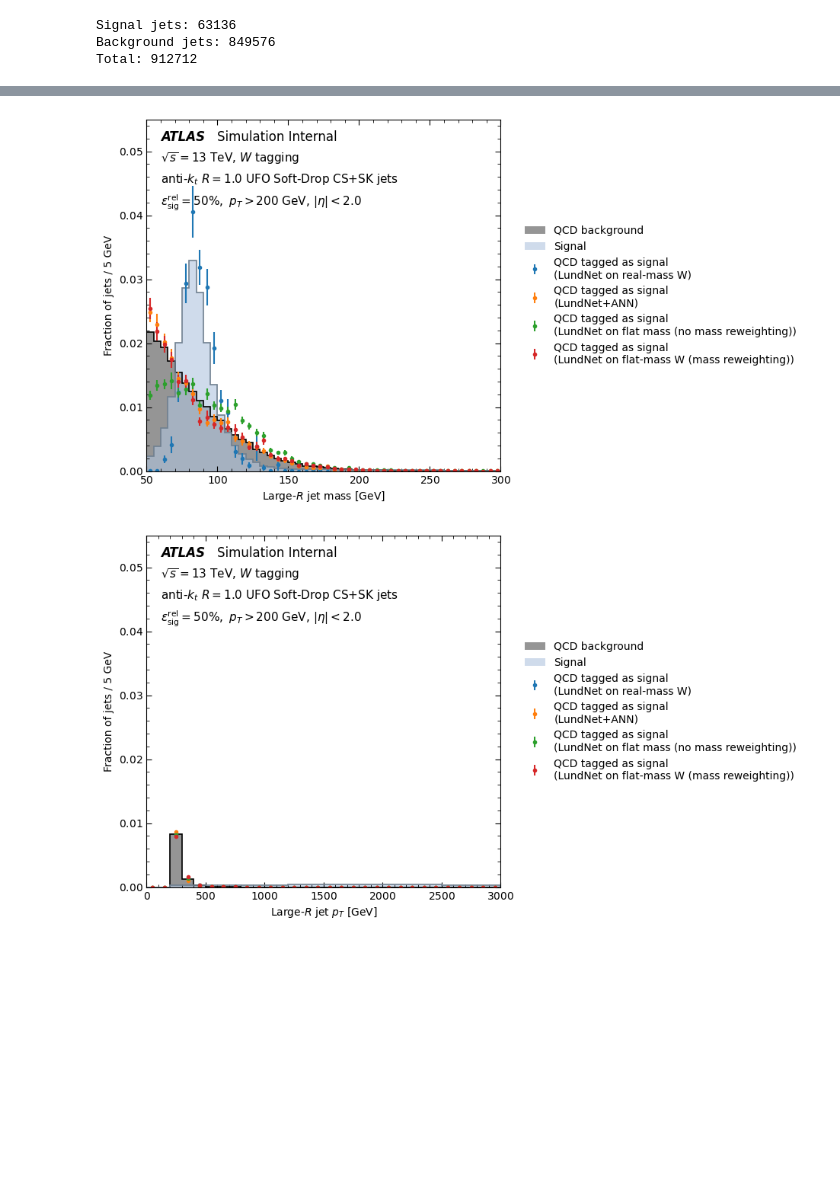
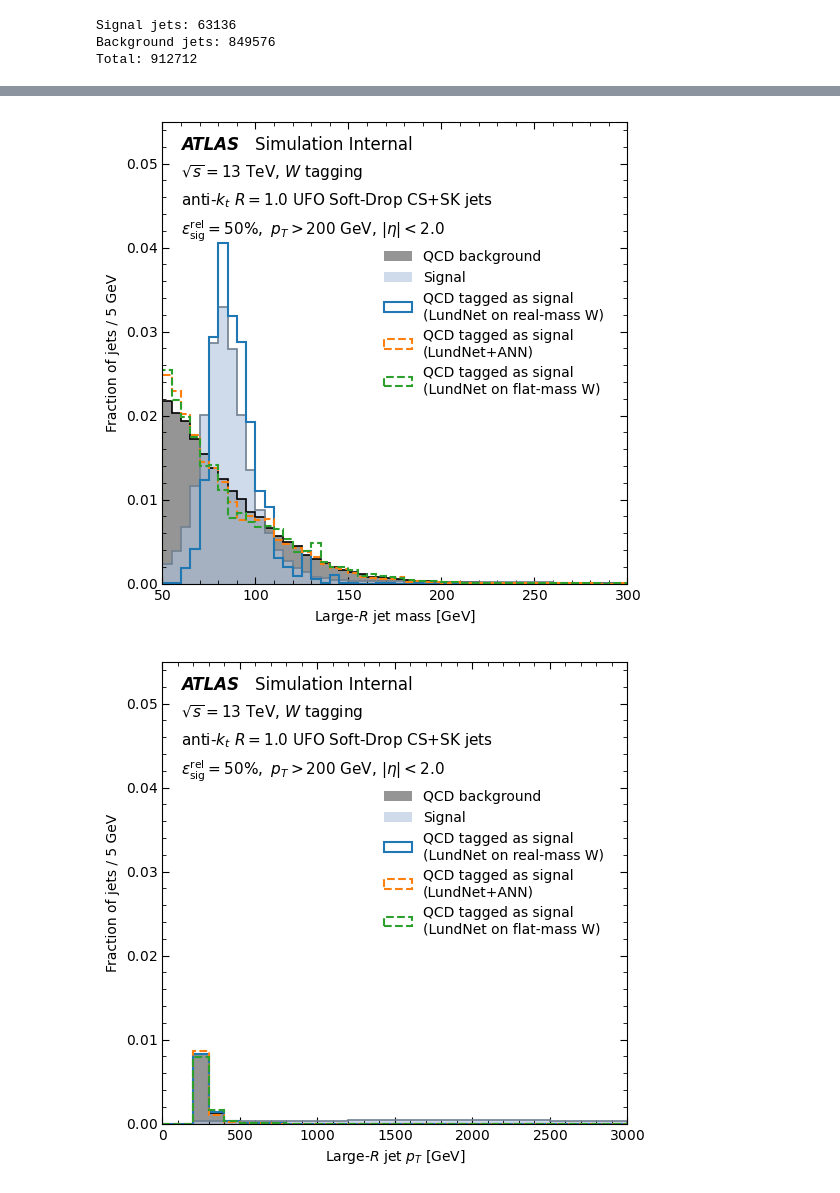
Before and after one commit to KonDoran/lundtoptagger, a Jupyter notebook: plottingW.ipynb, the cells around one changed output, grey strips where cells are left out. Cells and saved outputs as stored; diff of their text form; code cells hidden in the pictures; blank space fills up the shorter version.

```diff
--- a/plottingW.ipynb
+++ b/plottingW.ipynb
@@ -116,10 +116,10 @@ models = {
     "LundNet+ANN": {
         "scores": data["fjet_LundNet_rafael_adv_e320"]
     },
-    "LundNet on flat mass (no mass reweighting)": {
-        "scores": data["fjet_LundNet_rafael_Wflat"]
-    },
-    "LundNet on flat-mass W (mass reweighting)": {
+    # "LundNet on flat mass (no mass reweighting)": {
+    #     "scores": data["fjet_LundNet_rafael_Wflat"]
+    # },
+    "LundNet on flat-mass W": {  # (mass reweighting)
         "scores": data["fjet_LundNet_flatmass_run17"]
     },
     # "LundNet+ANN (Rafael) e198": {
@@ -219,7 +218,7 @@ selected_models = [
 selected_models = models.keys()  # Use all models for now
 selection = (data["fjet_pt"] > 200) & (np.abs(data["fjet_eta"] < 2))
 plot_signal_after_tagging = False
-plot_errorbars = True
+plot_errorbars = False
 
 plot_params = {
     "lin": {
@@ -250,7 +249,7 @@ for params in plot_params.values():
         plt.hist(var_data[(labels==1) & selection], weights=weights[(labels==1) & selection], label="Signal", color="lightsteelblue", alpha=0.6, **hist_params)
         plt.hist(var_data[(labels==1) & selection], weights=weights[(labels==1) & selection], histtype="step", color="slategray", linewidth=1.2, **hist_params)
 
-        for model in selected_models:
+        for i, model in enumerate(selected_models):
             tagged_as_signal = models[model]["scores"] > models[model]["threshold_score"]
             if plot_errorbars:
                 extra_args = dict(fmt='.')
@@ -265,34 +264,34 @@ for params in plot_params.values():
                 **hist_params, **extra_args
             )
             if plot_signal_after_tagging:
                 hist_plot_func(
                     var_data[(labels==1) & tagged_as_signal & selection],
                     weights=weights[(labels==1) & tagged_as_signal & selection],
                     label=f"Signal tagged as signal\n({model})",
                     **hist_params, **extra_args
                 )
 
         # Add ATLAS label
         atlas_label = r"ATLAS"
         atlas_sim = r"Simulation Internal"
         atlas_info = r"$\sqrt{s} = 13$ TeV, $W$ tagging"  # TODO: make it autimatically use W or top based on selected config
         jet_info = r"anti-$k_t$ $R=1.0$ UFO Soft-Drop CS+SK jets"
         selection_info = r"$\epsilon^{\mathrm{rel}}_{\mathrm{sig}}=50\%,\ p_T > 200$ GeV, $| \eta | < 2.0$" # TODO: make this dynamic based on selection, and for the pT plot show the mass cut
         text_args = {"transform": ax.transAxes, "va": 'top'}
         ax.text(0.04, 0.97, atlas_label,    fontsize=12, **text_args, fontweight='bold', style='italic')
         ax.text(0.20, 0.97, atlas_sim,      fontsize=12, **text_args)
         ax.text(0.04, 0.91, atlas_info,     fontsize=11, **text_args)
         ax.text(0.04, 0.85, jet_info,       fontsize=11, **text_args)
         ax.text(0.04, 0.79, selection_info, fontsize=11, **text_args)
 
         plt.xlim(var_params[var]["range"])
         plt.xlabel(var_params[var]["title"])
         plt.ylabel("Fraction of jets / 5 GeV")  # TODO: make this dynamic based on bin width, and different for the mass and pT plots
         plt.yscale(params["yscale"])
         plt.ylim(params["ylim"])
-        plt.legend(frameon=False, bbox_to_anchor=(1.04,0.5), loc="center left")
-        # plt.legend(frameon=False, loc="upper left", bbox_to_anchor=(0.45, 0.75))
+        # plt.legend(frameon=False, bbox_to_anchor=(1.04,0.5), loc="center left")
+        plt.legend(frameon=False, loc="upper left", bbox_to_anchor=(0.45, 0.75))
         plt.show()
 # %% [output]
-[figure, old version]
+[figure, new version]
-[figure, old version]
+[figure, new version]
```
Also changed, not shown: parts of 5 cells of this notebook.
